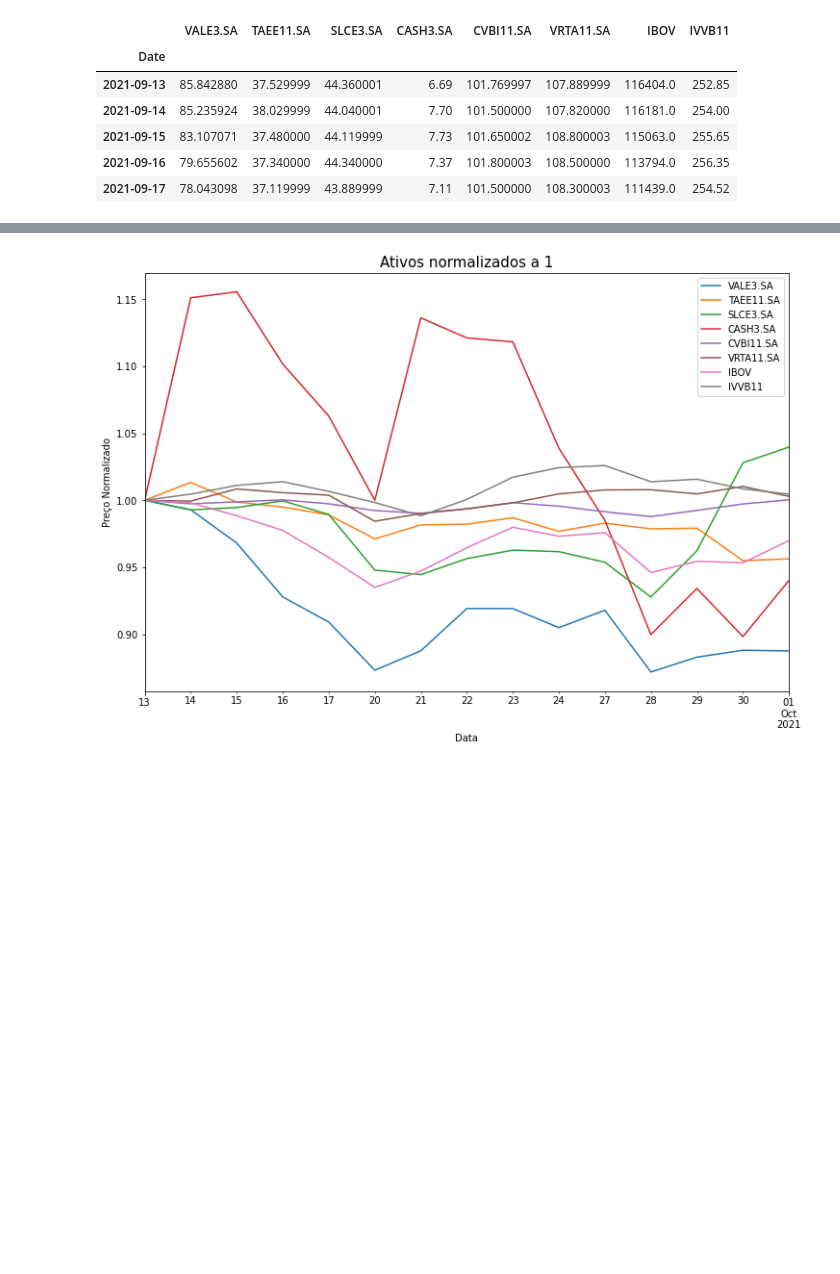
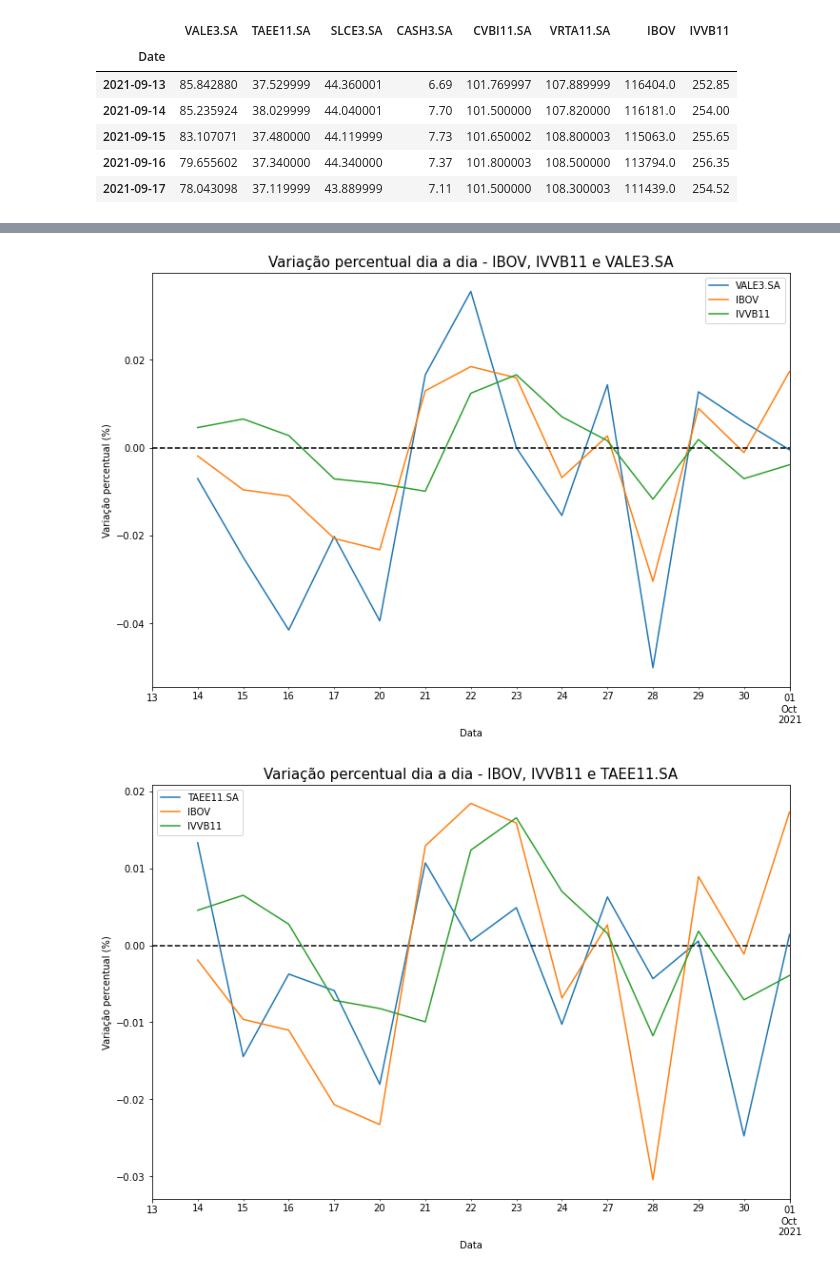
Before and after one commit to gabrielbamil/1_finance_test, a Jupyter notebook: py_graph_asset.ipynb, the cells around one changed output, grey strips where cells are left out. Saved outputs shown, nothing was run; the diff lists cells and outputs as text; code cells hidden in the pictures; blank space fills up the shorter version.

Commit message:
Percentage of change viz for each stock

```diff
--- a/py_graph_asset.ipynb
+++ b/py_graph_asset.ipynb
@@ -59,0 +58,5 @@ normalizado = df_final/df_final.iloc[0]
+# %%
+day_over_day = df_final.pct_change()
+day_over_day = pd.DataFrame(day_over_day)
+
+day_over_day.head()
@@ -60,9 +71,14 @@ normalizado = df_final/df_final.iloc[0]
 # %%
-normalizado.plot(figsize = [12,8]);
-plt.title('Ativos normalizados a 1', fontsize = 15)
-plt.xlabel('Data')
-plt.ylabel('Preço Normalizado')
+for stocks in lista_ativos:
+    day_over_day_plt = day_over_day[[stocks, 'IBOV', 'IVVB11']]
+    day_over_day_plt.plot(figsize = [12,8]);
+    plt.title('Variação percentual dia a dia - IBOV, IVVB11 e '+stocks, fontsize = 15)
+    plt.xlabel('Data')
+    plt.ylabel('Variação percentual (%)')
+    plt.axhline(y=0, color='black', linestyle='--')
 
-plt.show()
+
+    plt.show()
 # %% [output]
-[figure, old version]
+[figure, new version]
+[figure, added]
```
Also changed, not shown: parts of 3 cells of this notebook.
